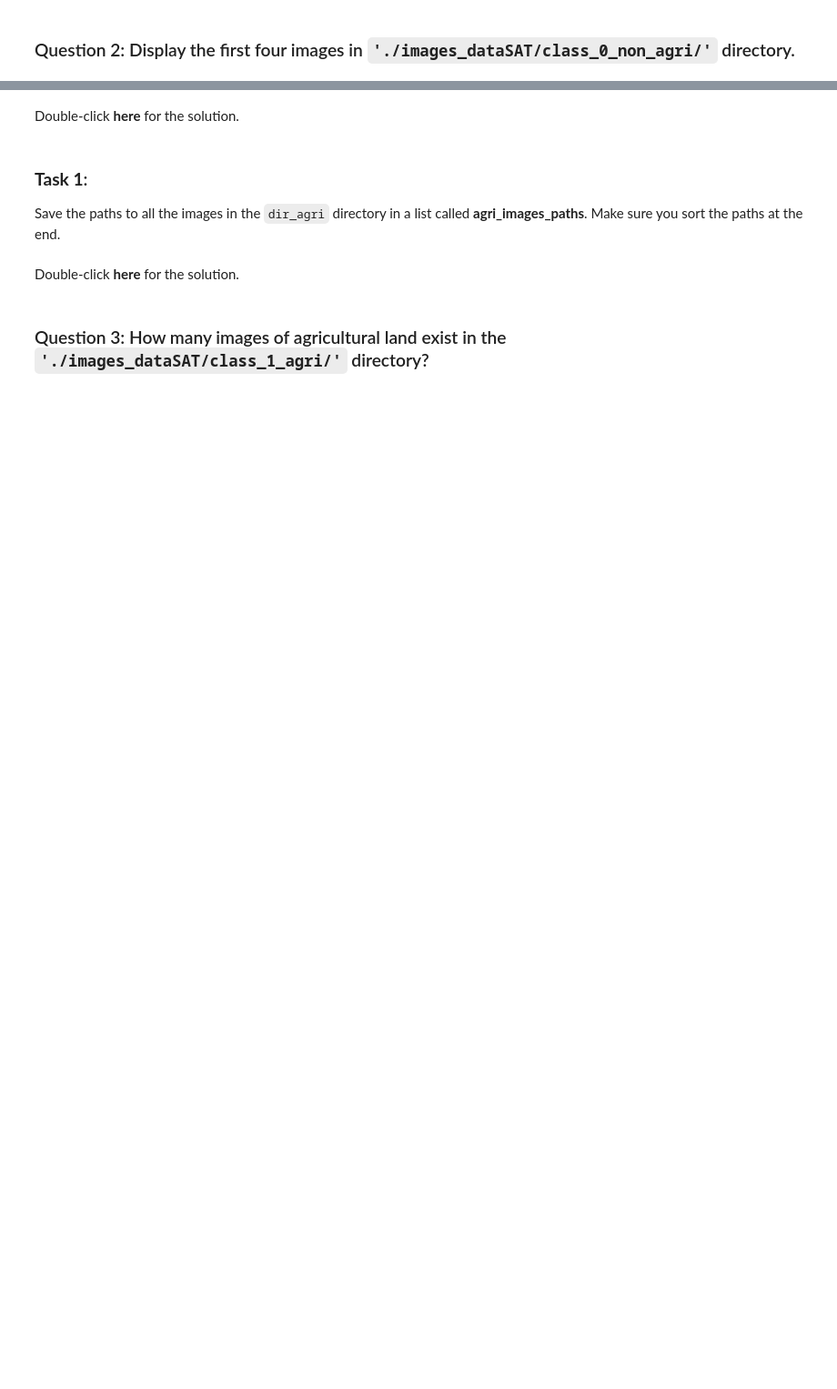
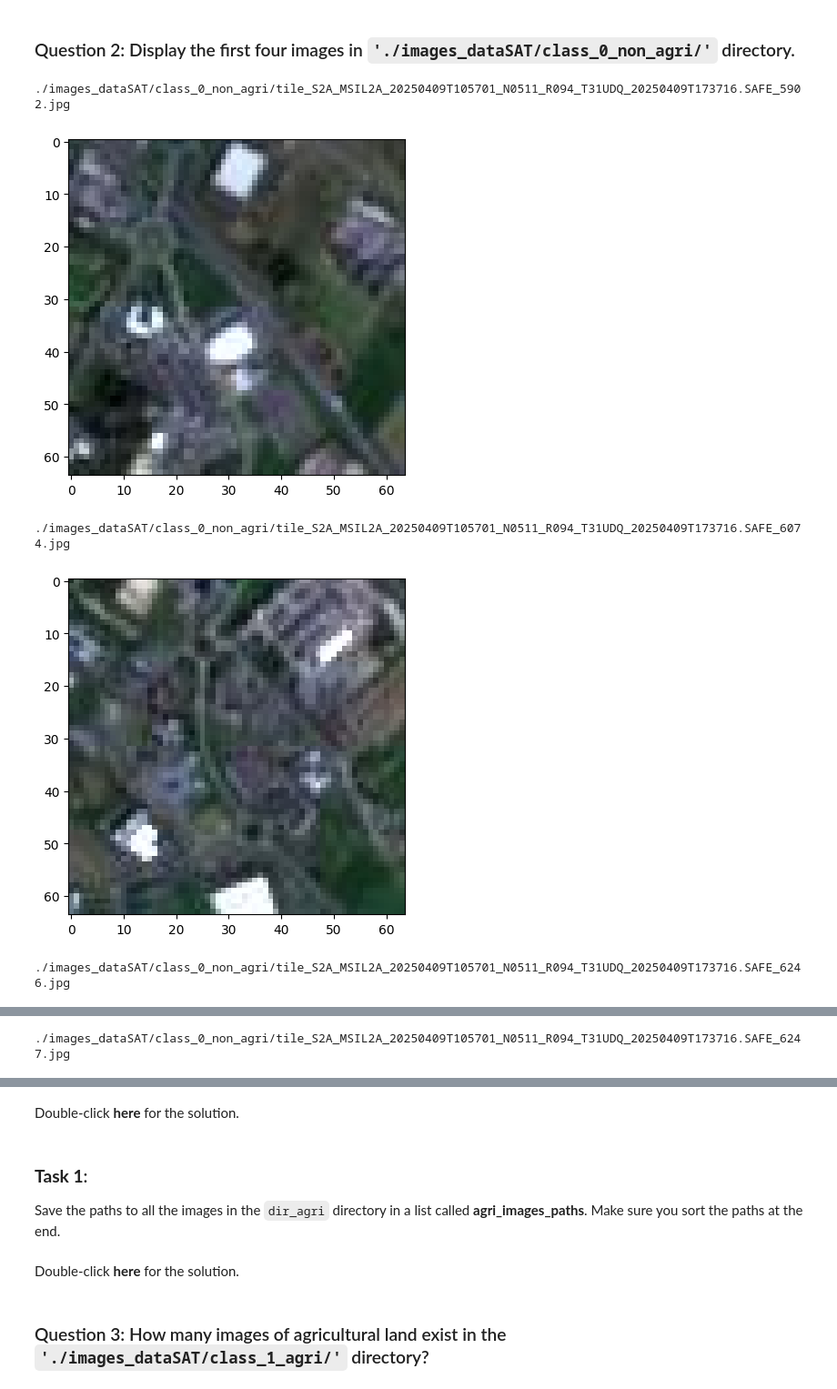
Before and after one commit to Temiloluwa-Oloye/AI-Capstone-Project-with-Deep-Learning, a Jupyter notebook: AI-capstone-M1L1-v1.ipynb, the cells around one changed output, grey strips where cells are left out. Shown at 91% size. Drawn from its saved outputs; the diff is of its cells as text; code cells hidden in the pictures; blank space fills up the shorter version.

```diff
--- a/AI-capstone-M1L1-v1.ipynb
+++ b/AI-capstone-M1L1-v1.ipynb
@@ -222,7 +289,13 @@ len(non_agri_images_paths)
 # %%
 ## You can use this cell to type the code to answer the question.
 for image_path in non_agri_images_paths[:4]:
     print(image_path)
-    image_data = Image.open(os.path.join(dir_non_agri, image_path))
+    image_data = Image.open(image_path)
     plt.imshow(image_data)
     plt.show()
+# %% [output]
+./images_dataSAT/class_0_non_agri/tile_S2A_MSIL2A_20250409T105701_N0511_R094_T31UDQ_20250409T173716.SAFE_5902.jpg
+[figure, added]
+./images_dataSAT/class_0_non_agri/tile_S2A_MSIL2A_20250409T105701_N0511_R094_T31UDQ_20250409T173716.SAFE_6074.jpg
+[figure, added]
+./images_dataSAT/class_0_non_agri/tile_S2A_MSIL2A_20250409T105701_N0511_R094_T31UDQ_20250409T173716.SAFE_6246.jpg
@@ -228,0 +303 @@ for image_path in non_agri_images_paths[:4]:
+./images_dataSAT/class_0_non_agri/tile_S2A_MSIL2A_20250409T105701_N0511_R094_T31UDQ_20250409T173716.SAFE_6247.jpg
```
Also changed, not shown: parts of 20 cells of this notebook.
